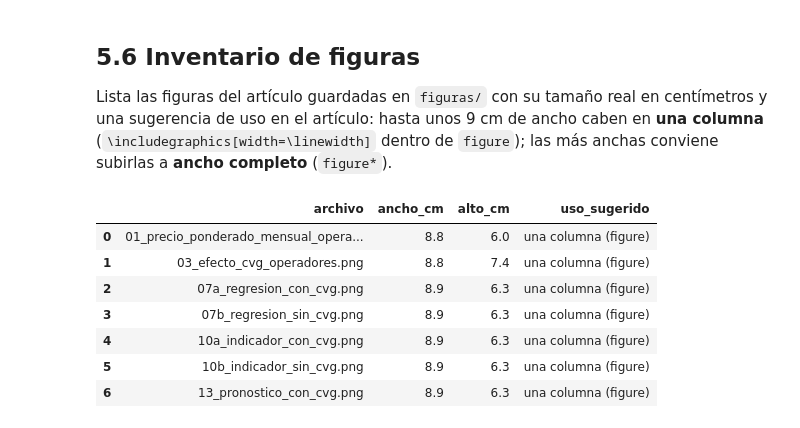
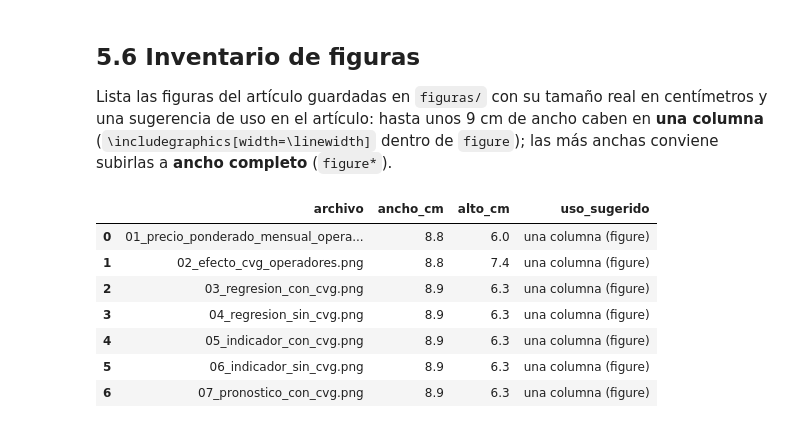
Before and after one commit to nico45zh/analisis-electricidad-costarica, a Jupyter notebook: notebooks/data_analytics.ipynb, the cells around one changed output. Drawn from its saved outputs; the diff is of its cells as text; code cells hidden in the pictures.

```diff
--- a/notebooks/data_analytics.ipynb
+++ b/notebooks/data_analytics.ipynb
@@ -482,10 +472,7 @@ df = pd.read_csv(RUTA_LIMPIO, encoding="utf-8-sig")
 df["fecha"] = pd.to_datetime(df["fecha"])
 
 # Solo distribución minorista: se excluyen las ventas al por mayor entre empresas
-df_dist = df[df["sistema"] == "Distribucion"].copy()
-
-# Solo los cuatro operadores del estudio: se descartan las cooperativas y el grupo "Otro"
-df_op = df_dist[df_dist["grupo"] == "Operador"].copy()
+df_op = df[df["sistema"] == "Distribucion"].copy()
 
 ORDEN_OPERADORES = ["ICE", "CNFL", "ESPH", "JASEC"]
 
@@ -757,6 +744,6 @@ with plt.rc_context({"font.size": 8, "axes.labelsize": 8, "xtick.labelsize": 8,
     axes[-1].tick_params(axis="x", length=2, color=INK_MUTED)
     fig.supylabel("Efecto del CVG (₡/kWh)", fontsize=8, x=0.02)
     fig.subplots_adjust(hspace=0.18, left=0.15, bottom=0.14)
-    guardar(fig, "03_efecto_cvg_operadores.png")
+    guardar(fig, "02_efecto_cvg_operadores.png")
 # %% [output]
 [figure]
@@ -872,7 +859,7 @@ donde $t$ es el índice del mes (1 = enero de 2025, 20 = agosto de 2026) y $\bet
 def serie_mensual_regresion(datos):
     """Precio ponderado mensual (con y sin CVG) por empresa, con el índice de mes t = 1..20."""
     agregado = (
-        datos.groupby(["grupo", "empresa", "fecha"])[["ingresoConCVG", "ingresoSinCVG", "ventas"]]
+        datos.groupby(["empresa", "fecha"])[["ingresoConCVG", "ingresoSinCVG", "ventas"]]
         .sum()
         .reset_index()
     )
@@ -1380,7 +1367,7 @@ print("conocidos (no suman su error de estimación) y no incluyen cambios tarifa
 print("de 2027), por lo que son una cota inferior de la incertidumbre real.")
 resumir_avisos(avisos_escenario, n_candidatos_total)
 
-# --- Figura 13: precio con CVG observado (ene-25 a ago-26) y escenario ARIMAX set-dic 2026 con IC 95 % ---
+# --- Figura 07: precio con CVG observado (ene-25 a ago-26) y escenario ARIMAX set-dic 2026 con IC 95 % ---
 t_todos = np.r_[fechas_obs.index.to_numpy(float), t_escenario]
 fechas_todas = list(fechas_obs) + list(fechas_esc)
 ticks_pron = t_todos
@@ -1414,7 +1401,7 @@ with plt.rc_context(ESTILO_COLUMNA):
                loc="lower center", bbox_to_anchor=(0.55, 0.0), handlelength=2.2,
                handletextpad=0.4, columnspacing=1.0, borderaxespad=0.2)
     fig.subplots_adjust(left=0.15, right=0.97, top=0.97, bottom=0.27)
-    ruta_pron = os.path.join(DIR_FIGURAS, "13_pronostico_con_cvg.png")
+    ruta_pron = os.path.join(DIR_FIGURAS, "07_pronostico_con_cvg.png")
     fig.savefig(ruta_pron, dpi=300)
     plt.show(); plt.close(fig)
 print("Figura guardada:", ruta_pron)
@@ -1747,28 +1734,28 @@ ICE & Con CVG & $-$0,941 & [$-$1,182; $-$0,700] & 0,79 \\
 Lista las figuras del artículo guardadas en `figuras/` con su tamaño real en centímetros y una sugerencia de uso en el artículo: hasta unos 9 cm de ancho caben en **una columna** (`\includegraphics[width=\linewidth]` dentro de `figure`); las más anchas conviene subirlas a **ancho completo** (`figure*`).
 # %%
 FIGURAS_ARTICULO = [
-    "01_precio_ponderado_mensual_operadores.png", "03_efecto_cvg_operadores.png",
-    "07a_regresion_con_cvg.png", "07b_regresion_sin_cvg.png",
-    "10a_indicador_con_cvg.png", "10b_indicador_sin_cvg.png", "13_pronostico_con_cvg.png",
+    "01_precio_ponderado_mensual_operadores.png", "02_efecto_cvg_operadores.png",
+    "03_regresion_con_cvg.png", "04_regresion_sin_cvg.png",
+    "05_indicador_con_cvg.png", "06_indicador_sin_cvg.png", "07_pronostico_con_cvg.png",
 ]
 faltantes = [n for n in FIGURAS_ARTICULO if not os.path.exists(os.path.join(DIR_FIGURAS, n))]
 assert not faltantes, f"Faltan figuras del artículo: {faltantes}"
 
 filas_fig = []
 for nombre in FIGURAS_ARTICULO:
     alto_px, ancho_px = plt.imread(os.path.join(DIR_FIGURAS, nombre)).shape[:2]
     ancho_cm, alto_cm = ancho_px / 300 * 2.54, alto_px / 300 * 2.54
     uso = "una columna (figure)" if ancho_cm <= 9.5 else "ancho completo (figure*)"
     filas_fig.append({"archivo": nombre, "ancho_cm": round(ancho_cm, 1), "alto_cm": round(alto_cm, 1), "uso_sugerido": uso})
 
 inventario_figuras = pd.DataFrame(filas_fig)
 inventario_figuras
 # %% [output]
 |  | archivo | ancho_cm | alto_cm | uso_sugerido |
 | 0 | 01_precio_ponderado_mensual_opera... | 8.8 | 6.0 | una columna (figure) |
-| 1 | 03_efecto_cvg_operadores.png | 8.8 | 7.4 | una columna (figure) |
-| 2 | 07a_regresion_con_cvg.png | 8.9 | 6.3 | una columna (figure) |
-| 3 | 07b_regresion_sin_cvg.png | 8.9 | 6.3 | una columna (figure) |
-| 4 | 10a_indicador_con_cvg.png | 8.9 | 6.3 | una columna (figure) |
-| 5 | 10b_indicador_sin_cvg.png | 8.9 | 6.3 | una columna (figure) |
-| 6 | 13_pronostico_con_cvg.png | 8.9 | 6.3 | una columna (figure) |
+| 1 | 02_efecto_cvg_operadores.png | 8.8 | 7.4 | una columna (figure) |
+| 2 | 03_regresion_con_cvg.png | 8.9 | 6.3 | una columna (figure) |
+| 3 | 04_regresion_sin_cvg.png | 8.9 | 6.3 | una columna (figure) |
+| 4 | 05_indicador_con_cvg.png | 8.9 | 6.3 | una columna (figure) |
+| 5 | 06_indicador_sin_cvg.png | 8.9 | 6.3 | una columna (figure) |
+| 6 | 07_pronostico_con_cvg.png | 8.9 | 6.3 | una columna (figure) |
```
Also changed, not shown: parts of 24 cells of this notebook, 22 other files.
